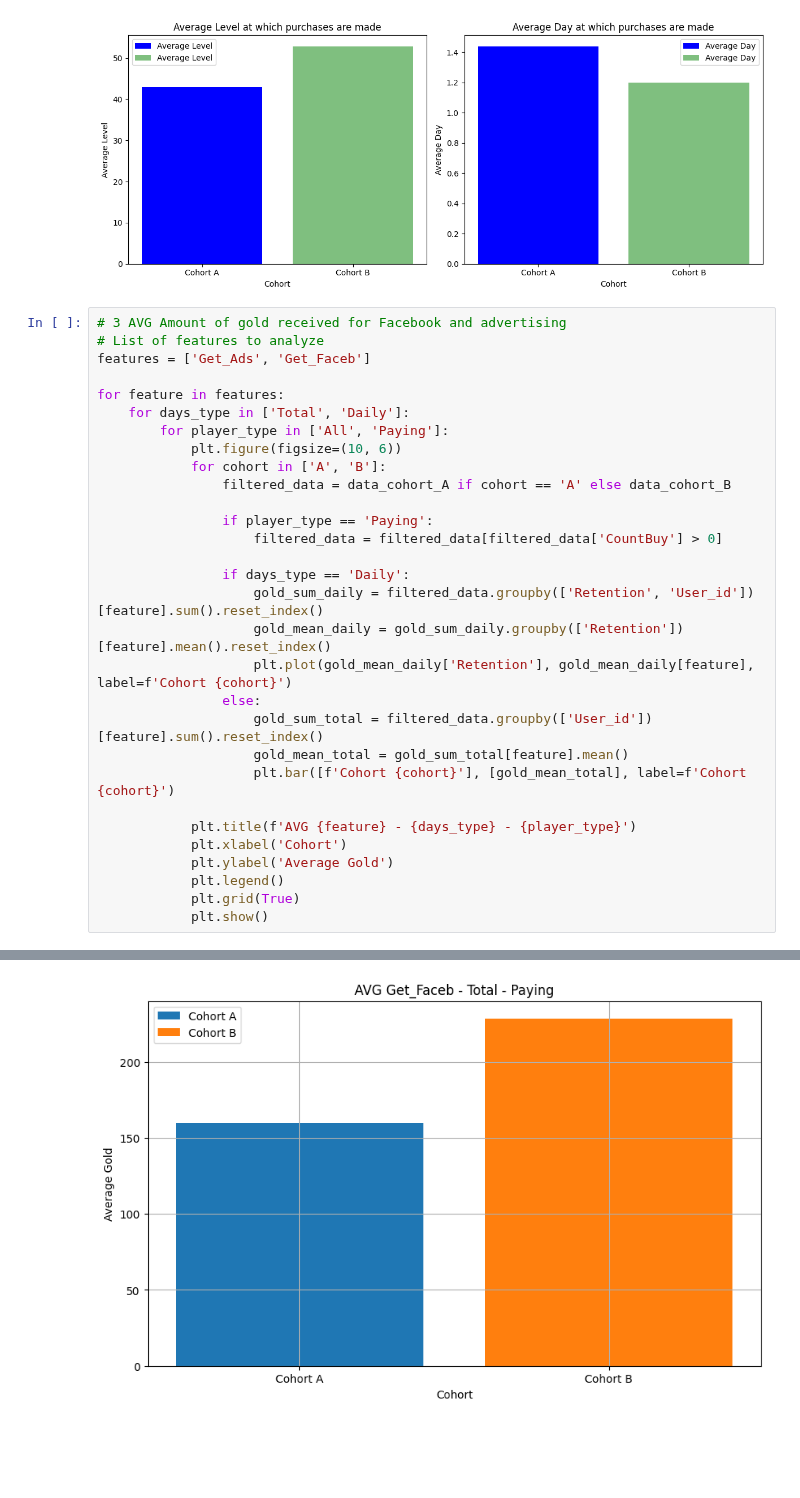
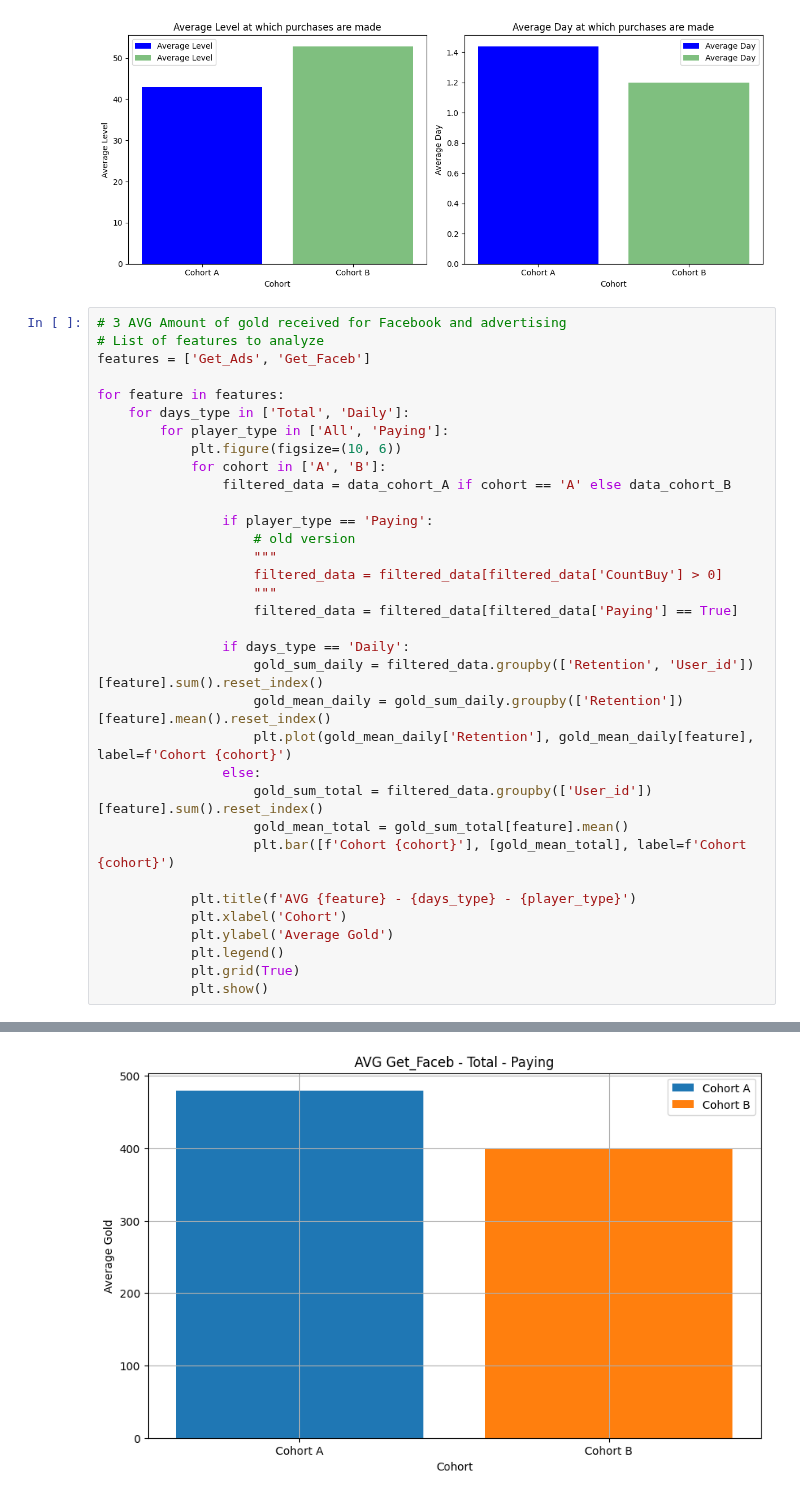
Before and after one commit to prosto-vlad19/A-B_testing_analysis, a Jupyter notebook: involvement.ipynb, the cells around one changed output, grey strips where cells are left out. Saved outputs shown, nothing was run; the diff lists cells and outputs as text; blank space fills up the shorter version.

Commit message:
update plots in involvement.ipynb

```diff
--- a/involvement.ipynb
+++ b/involvement.ipynb
@@ -130,7 +153,11 @@ for feature in features:
                 filtered_data = data_cohort_A if cohort == 'A' else data_cohort_B
 
                 if player_type == 'Paying':
+                    # old version
+                    """
                     filtered_data = filtered_data[filtered_data['CountBuy'] > 0]
+                    """
+                    filtered_data = filtered_data[filtered_data['Paying'] == True]
 
                 if days_type == 'Daily':
                     gold_sum_daily = filtered_data.groupby(['Retention', 'User_id'])[feature].sum().reset_index()
@@ -155,3 +182,3 @@ for feature in features:
 [figure]
-[figure, old version]
+[figure, new version]
 [figure]
```
Also changed, not shown: parts of 3 cells of this notebook.
